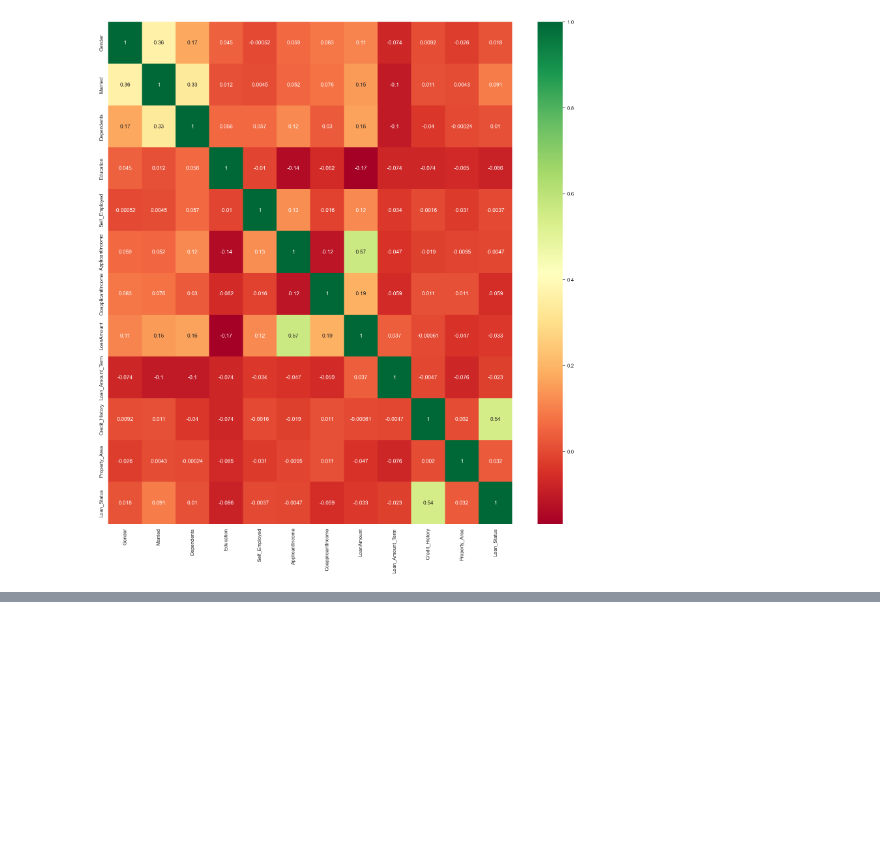
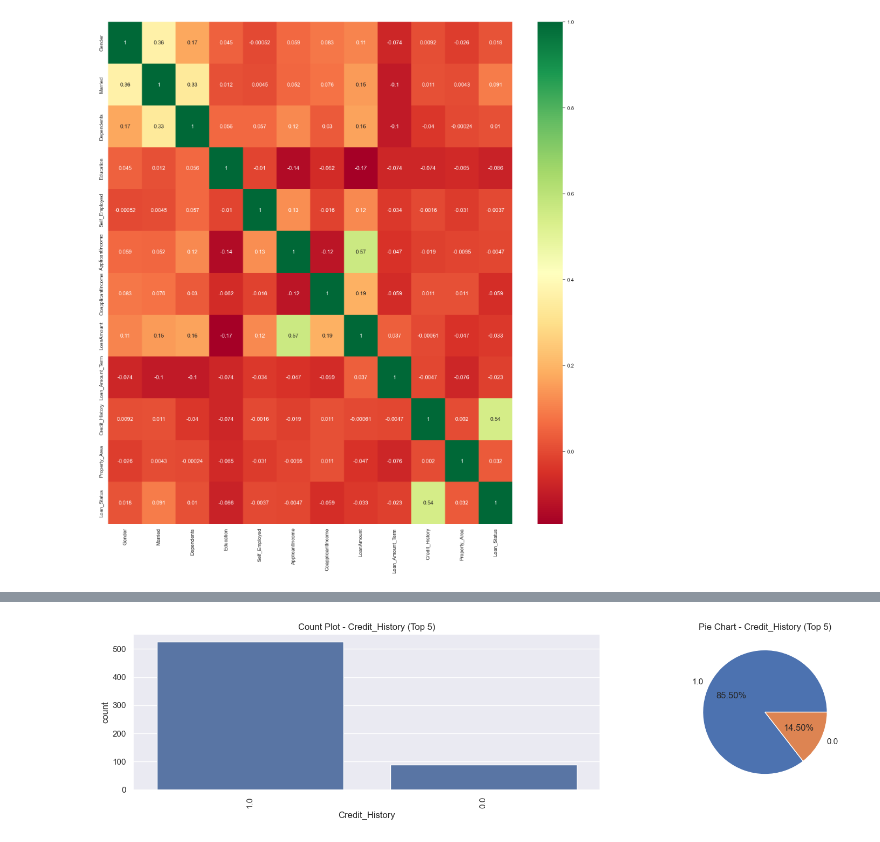
Before and after one commit to Hafsa-Jawaid/DevelopersHub_tasks, a Jupyter notebook: Personal loan acceptance prediction Task 4.ipynb, the cells around one changed output, grey strips where cells are left out. Cells and saved outputs as stored; diff of their text form; code cells hidden in the pictures; blank space fills up the shorter version.

```diff
--- a/Personal loan acceptance prediction Task 4.ipynb
+++ b/Personal loan acceptance prediction Task 4.ipynb
@@ -283,0 +494,27 @@ g=sns.heatmap(df[top_corr_features].corr(),annot=True,cmap="RdYlGn")
+# %%
+#Multi Variate Analysis Credit_History
+variable = 'Credit_History'
+
+# Get the top 5 values from the 'Metric tons of CO2e per capita (1990)
+top_5_values = df[variable].value_counts().nlargest(5).index
+
+df_top_5 = df[df[variable].isin(top_5_values)]
+
+plt.figure(figsize=(17, 4))
+
+plt.subplot(1, 2, 1)
+sns.countplot(x=variable, data=df_top_5, order=top_5_values)
+plt.title(f'Count Plot - {variable} (Top 5)')
+plt.xticks(rotation=90)
+
+# Pie chart
+plt.subplot(1, 2, 2)
+counts = df_top_5[variable].value_counts()
+plt.pie(counts, labels=counts.index, autopct='%0.2f%%')
+plt.title(f'Pie Chart - {variable} (Top 5)')
+
+plt.tight_layout()
+
+plt.show()
+# %% [output]
+[figure, added]
```
Also changed, not shown: parts of 34 cells of this notebook.
